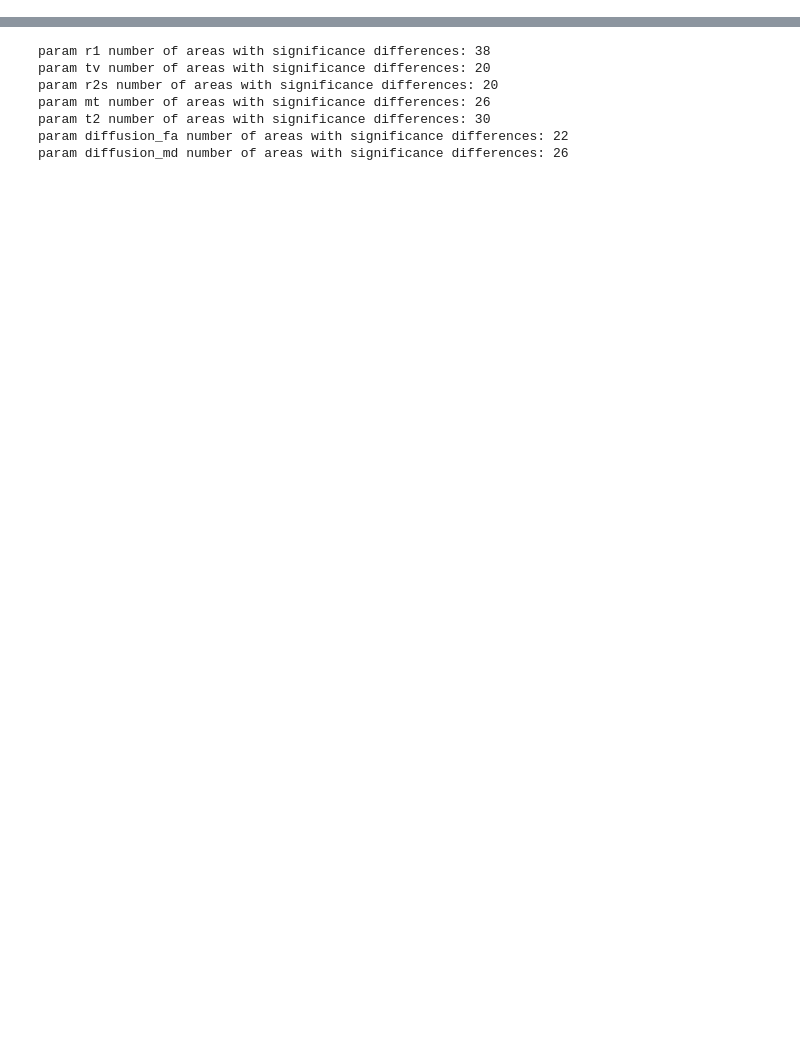
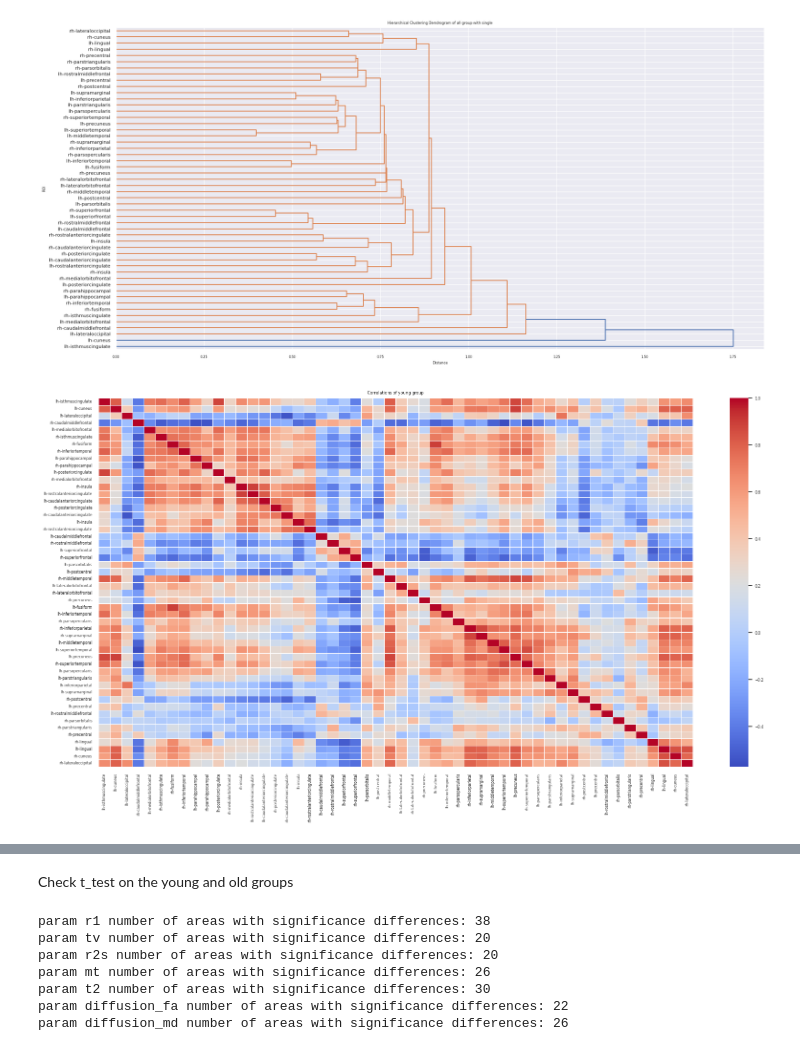
Before and after one commit to NivAm12/qMRI_Analyzer, a Jupyter notebook: analyze_data.ipynb, the cells around one changed output, grey strips where cells are left out. Drawn from its saved outputs; the diff is of its cells as text; code cells hidden in the pictures; blank space fills up the shorter version.

```diff
--- a/analyze_data.ipynb
+++ b/analyze_data.ipynb
@@ -229,0 +99,6 @@ def t_test_per_parameter_per_area(data1, data2, rois, compare_column, params):
+# %%
+plt.close()
+show_correlations_stats(chosen_data_z_score, young_subjects_z_score, old_subjects_z_score, 'spearman')
+# %% [output]
+[figure, added]
+[figure, added]
@@ -230 +108,3 @@ def t_test_per_parameter_per_area(data1, data2, rois, compare_column, params):
+# %% [markdown]
+Check t_test on the young and old groups
 # %%
```
Also changed, not shown: parts of 31 cells of this notebook, 2 other files.
